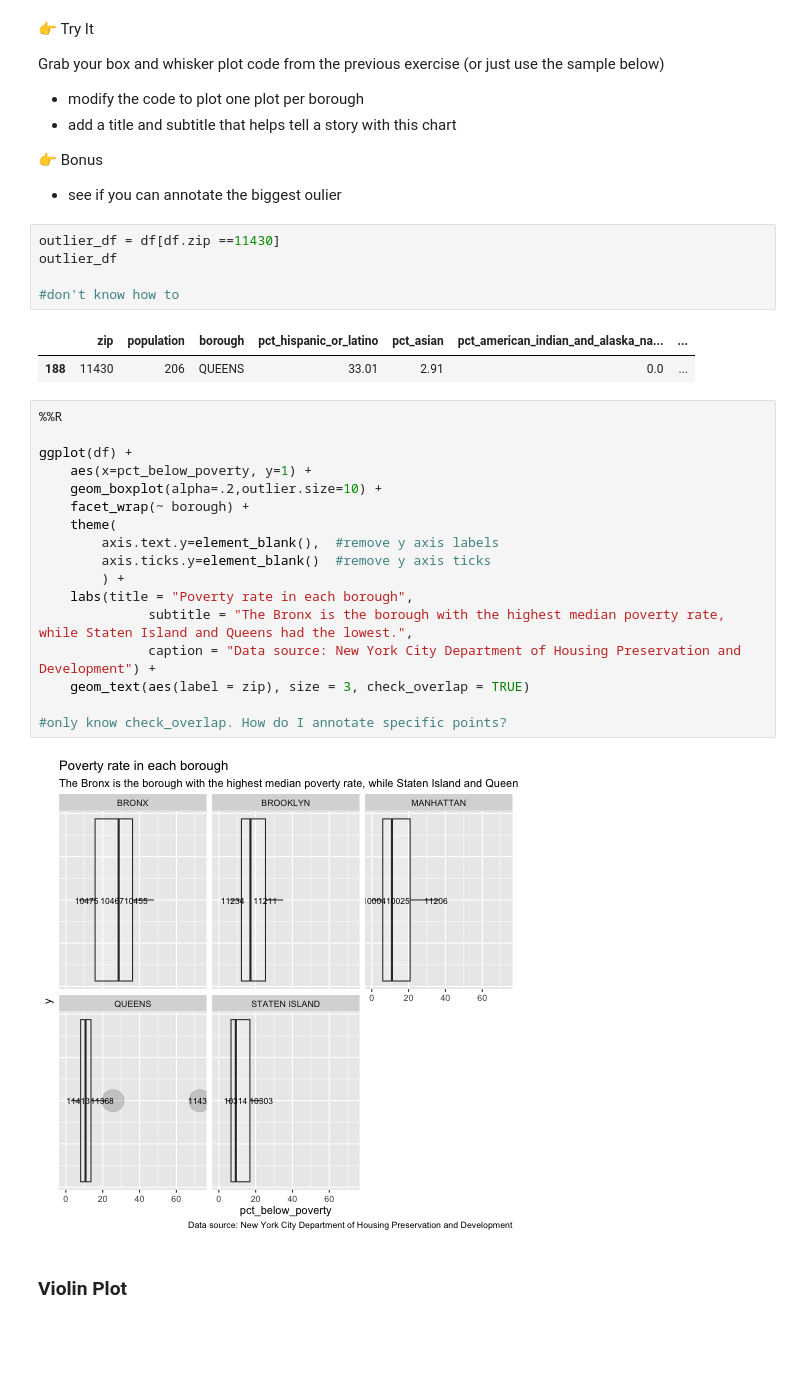
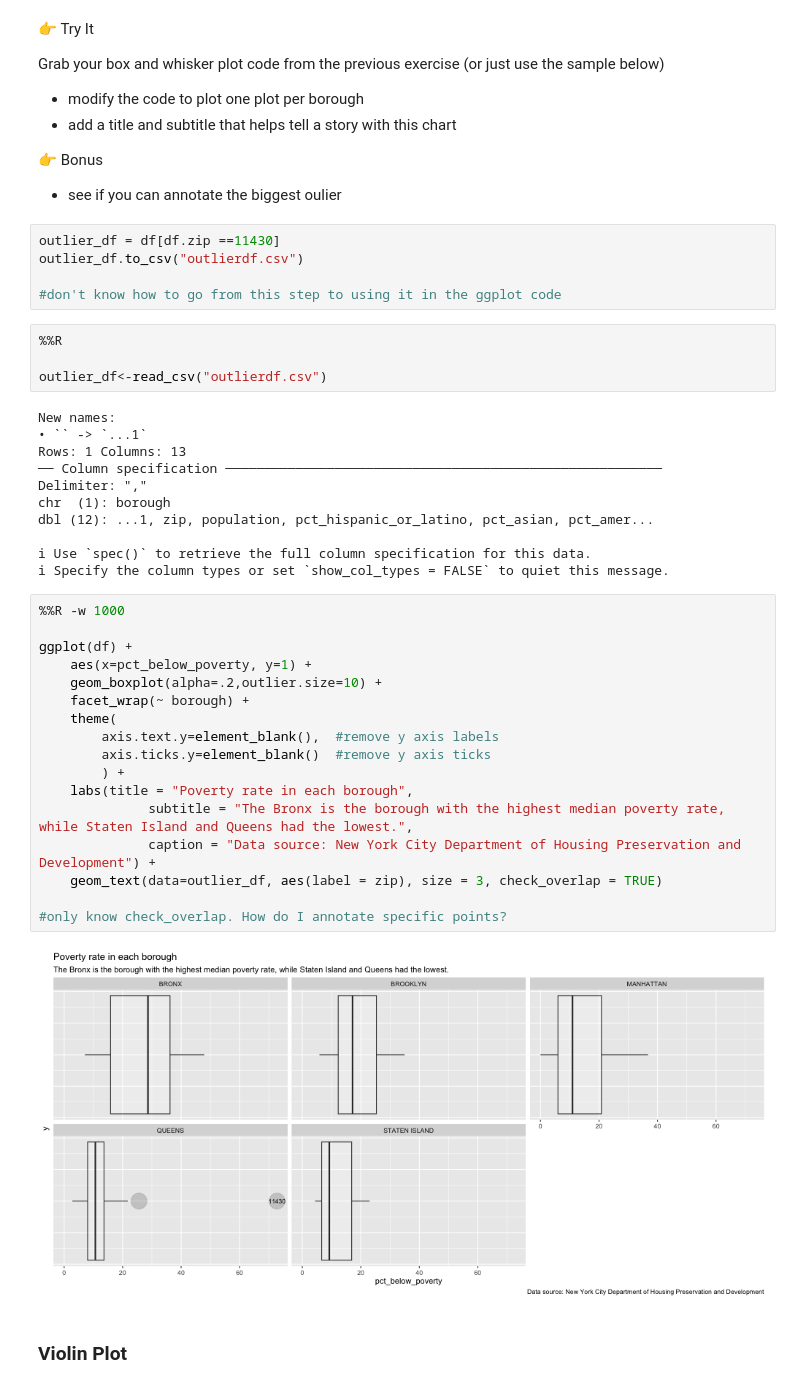
Before and after one commit to rachel-el-p/ggplot-1-rachel-el-p-main, a Jupyter notebook: notebook-2.ipynb, the cells around one changed output. Saved outputs shown, nothing was run; the diff lists cells and outputs as text; blank space fills up the shorter version.

```diff
--- a/notebook-2.ipynb
+++ b/notebook-2.ipynb
@@ -225,31 +225,43 @@ Grab your box and whisker plot code from the previous exercise (or just use the
 - see if you can annotate the biggest oulier
 # %%
 outlier_df = df[df.zip ==11430]
-outlier_df
+outlier_df.to_csv("outlierdf.csv")
 
-#don't know how to
+#don't know how to go from this step to using it in the ggplot code
-# %% [output]
-|  | zip | population | borough | pct_hispanic_or_latino | pct_asian | pct_american_indian_and_alaska_na... | ... |
-| 188 | 11430 | 206 | QUEENS | 33.01 | 2.91 | 0.0 | ... |
+# %%
+%%R
+
+outlier_df<-read_csv("outlierdf.csv")
+# %% [output]
+New names:
+• `` -> `...1`
+Rows: 1 Columns: 13
+── Column specification ────────────────────────────────────────────────────────
+Delimiter: ","
+chr  (1): borough
+dbl (12): ...1, zip, population, pct_hispanic_or_latino, pct_asian, pct_amer...
+
+ℹ Use `spec()` to retrieve the full column specification for this data.
+ℹ Specify the column types or set `show_col_types = FALSE` to quiet this message.
 # %%
-%%R
+%%R -w 1000
 
 ggplot(df) +
     aes(x=pct_below_poverty, y=1) +
     geom_boxplot(alpha=.2,outlier.size=10) +
     facet_wrap(~ borough) +
     theme(
         axis.text.y=element_blank(),  #remove y axis labels
         axis.ticks.y=element_blank()  #remove y axis ticks
         ) +
     labs(title = "Poverty rate in each borough",
               subtitle = "The Bronx is the borough with the highest median poverty rate, while Staten Island and Queens had the lowest.",
               caption = "Data source: New York City Department of Housing Preservation and Development") +
-    geom_text(aes(label = zip), size = 3, check_overlap = TRUE)
+    geom_text(data=outlier_df, aes(label = zip), size = 3, check_overlap = TRUE)
 
 #only know check_overlap. How do I annotate specific points?
 # %% [output]
-[figure, old version]
+[figure, new version]
 # %% [markdown]
 ### Violin Plot
 # %% [markdown]
```
Also changed, not shown: 1 other file.
